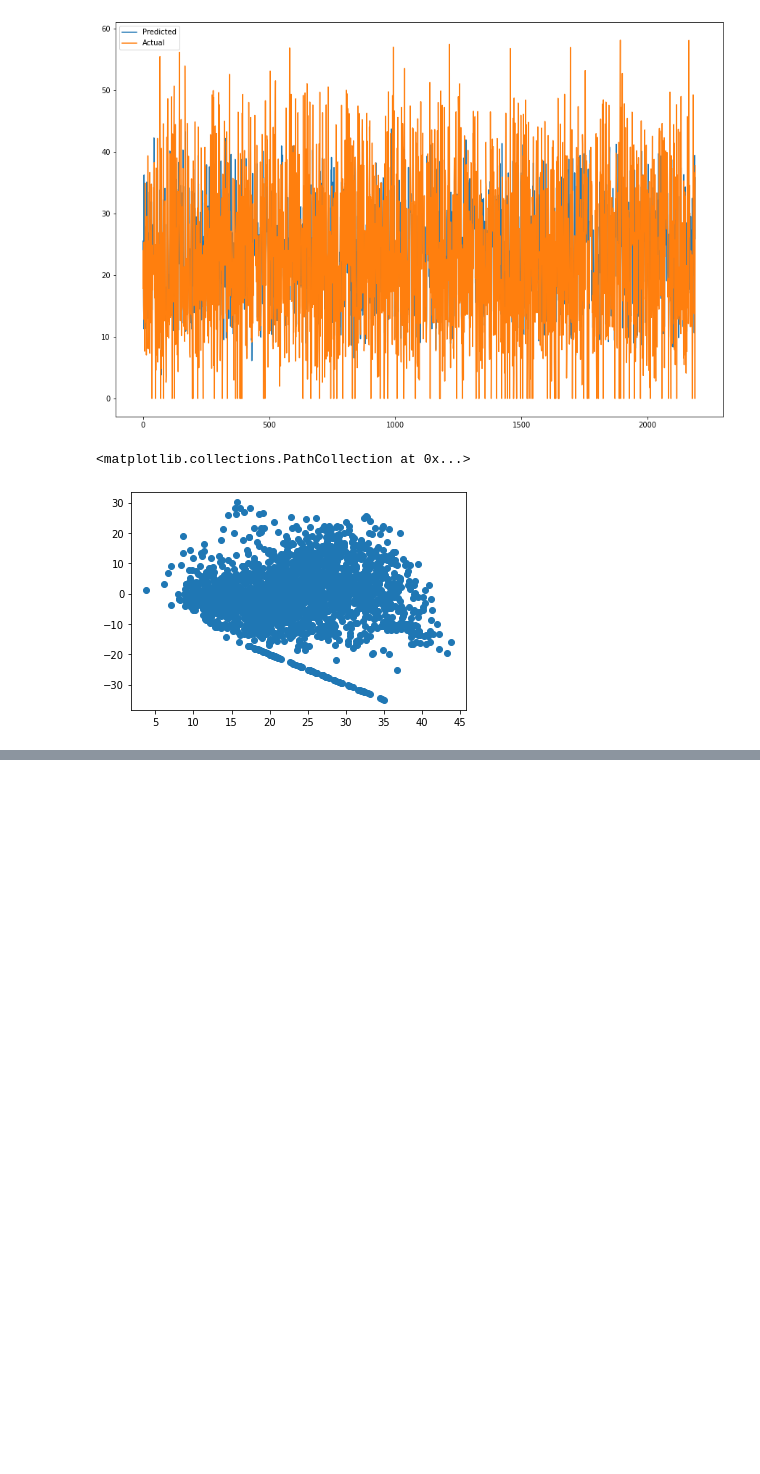
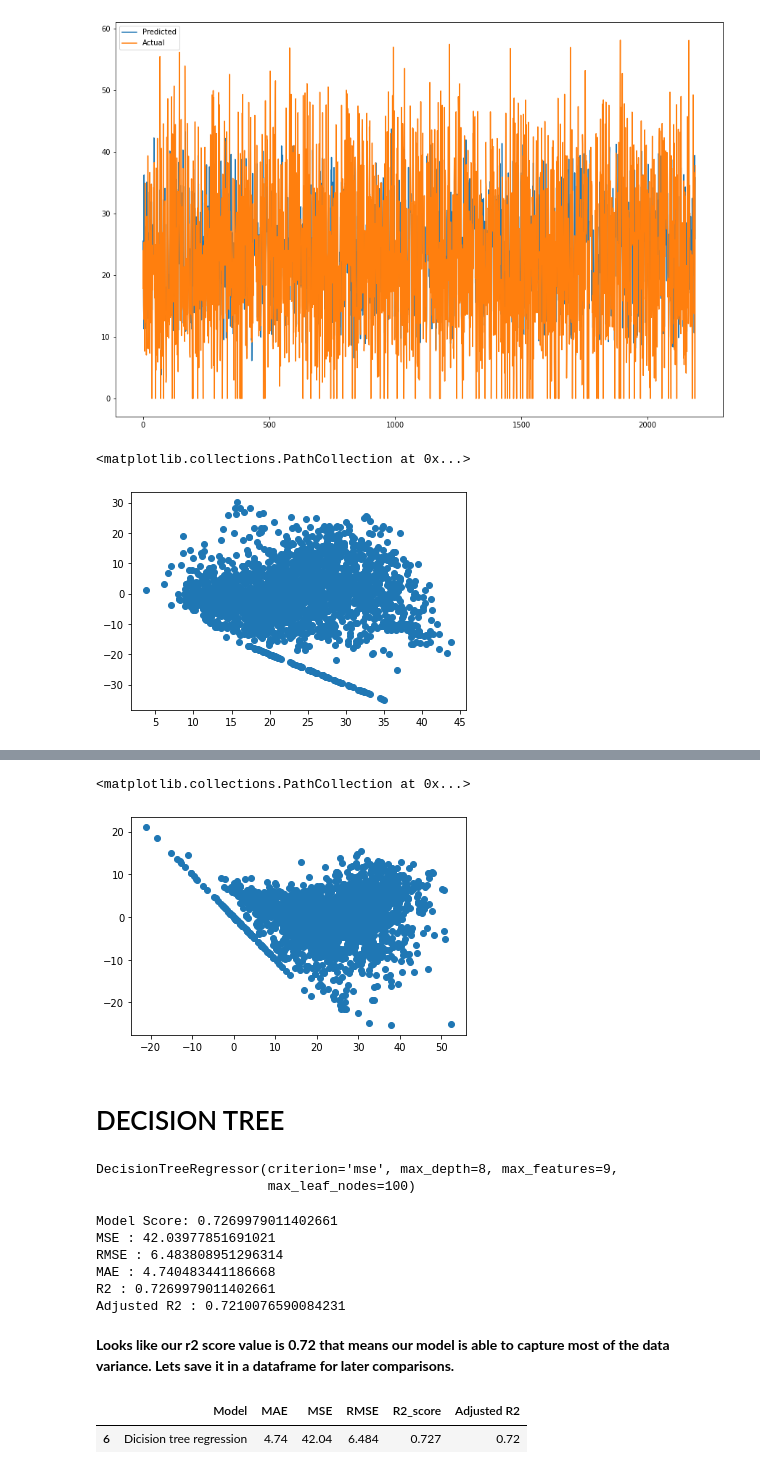
Before and after one commit to preetikhullbe/Bike-sharing-demand, a Jupyter notebook: Bike_Sharing_Demand_Prediction_Capstone_Project.ipynb, the cells around one changed output, grey strips where cells are left out. Cells and saved outputs as stored; diff of their text form; code cells hidden in the pictures; blank space fills up the shorter version.

```diff
--- a/Bike_Sharing_Demand_Prediction_Capstone_Project.ipynb
+++ b/Bike_Sharing_Demand_Prediction_Capstone_Project.ipynb
@@ -1075,0 +1198,17 @@ plt.scatter((y_pred_test_lasso),(y_test-y_pred_test_lasso))
+# %%
+### Heteroscadacity
+plt.scatter((y_pred_test_ridge),(y_test)-(y_pred_test_ridge))
+# %% [output]
+<matplotlib.collections.PathCollection at 0x...>
+[figure, added]
+# %% [markdown]
+# DECISION TREE
+# %%
+#import the packages
+from sklearn.tree import DecisionTreeRegressor
+decision_regressor = DecisionTreeRegressor(criterion='mse', max_depth=8,
+                      max_features=9, max_leaf_nodes=100,)
+decision_regressor.fit(X_train, y_train)
+# %% [output]
+DecisionTreeRegressor(criterion='mse', max_depth=8, max_features=9,
+                      max_leaf_nodes=100)
@@ -1075,0 +1219,49 @@ plt.scatter((y_pred_test_lasso),(y_test-y_pred_test_lasso))
+# %%
+#import the packages
+from sklearn.metrics import mean_squared_error
+print("Model Score:",decision_regressor.score(X_train,y_train))
+
+#calculate MSE
+MSE_d= mean_squared_error(y_train, y_pred_train_d)
+print("MSE :",MSE_d)
+
+#calculate RMSE
+RMSE_d=np.sqrt(MSE_d)
+print("RMSE :",RMSE_d)
+
+
+#calculate MAE
+MAE_d= mean_absolute_error(y_train, y_pred_train_d)
+print("MAE :",MAE_d)
+
+
+#import the packages
+from sklearn.metrics import r2_score
+#calculate r2 and adjusted r2
+r2_d= r2_score(y_train, y_pred_train_d)
+print("R2 :",r2_d)
+Adjusted_R2_d=(1-(1-r2_score(y_train, y_pred_train_d))*((X_test.shape[0]-1)/(X_test.shape[0]-X_test.shape[1]-1)) )
+print("Adjusted R2 :",1-(1-r2_score(y_train, y_pred_train_d))*((X_test.shape[0]-1)/(X_test.shape[0]-X_test.shape[1]-1)) )
+# %% [output]
+Model Score: 0.7269979011402661
+MSE : 42.03977851691021
+RMSE : 6.483808951296314
+MAE : 4.740483441186668
+R2 : 0.7269979011402661
+Adjusted R2 : 0.7210076590084231
+# %% [markdown]
+**Looks like our r2 score value is 0.72 that means our model is able to capture most of the data variance. Lets save it in a dataframe for later comparisons.**
+# %%
+# storing the test set metrics value in a dataframe for later comparison
+dict1={'Model':'Dicision tree regression ',
+       'MAE':round((MAE_d),3),
+       'MSE':round((MSE_d),3),
+       'RMSE':round((RMSE_d),3),
+       'R2_score':round((r2_d),3),
+       'Adjusted R2':round((Adjusted_R2_d),2)
+      }
+Dicision_tree_train_df = pd.DataFrame(dict1, index =[6])
+Dicision_tree_train_df
+# %% [output]
+|  | Model | MAE | MSE | RMSE | R2_score | Adjusted R2 |
+| 6 | Dicision tree regression | 4.74 | 42.04 | 6.484 | 0.727 | 0.72 |
```
Also changed, not shown: parts of 37 cells of this notebook.
